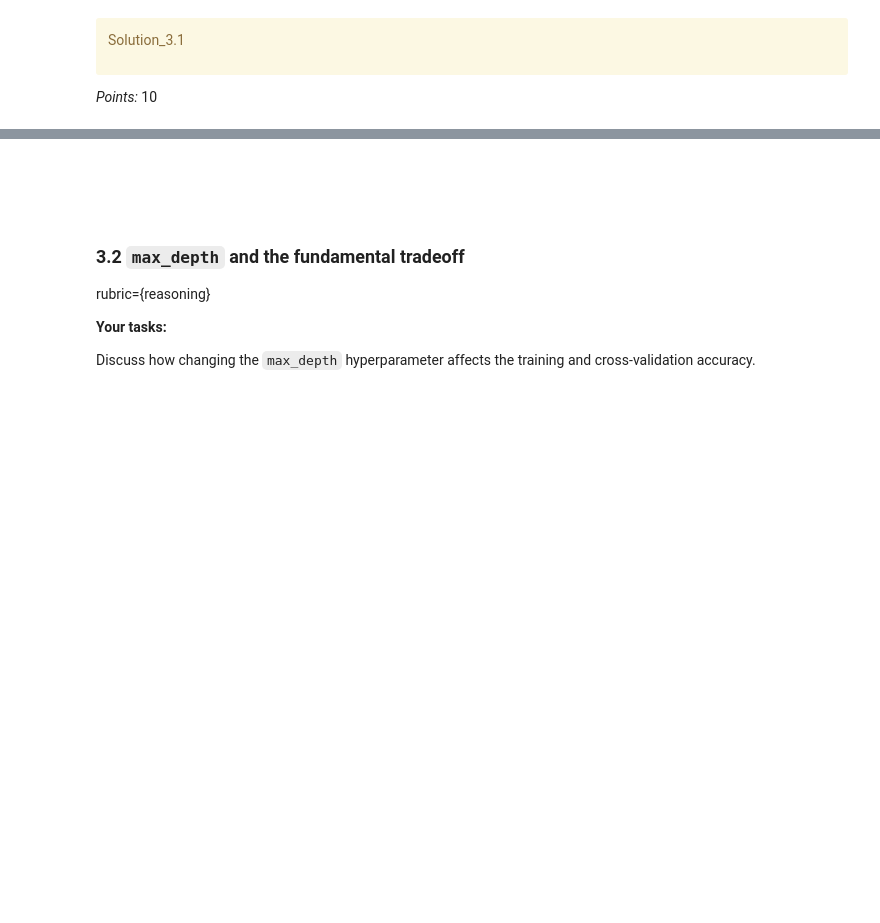
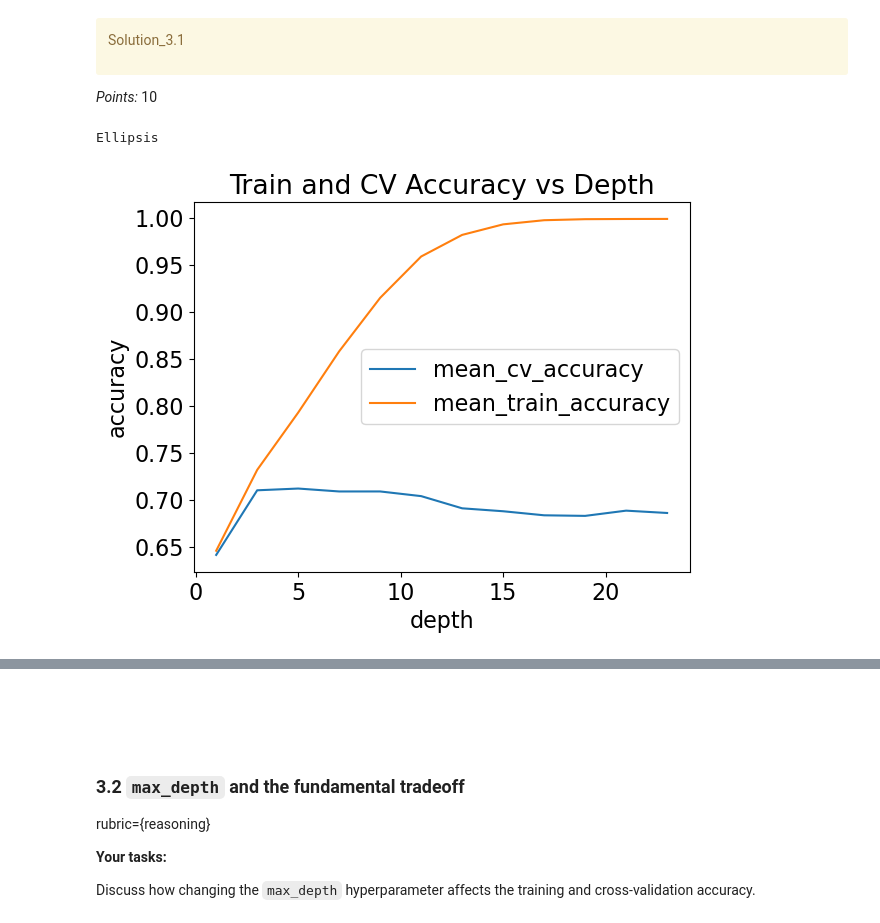
Before and after one commit to TFostero/cpsc330-2023s, a Jupyter notebook: hw/hw2/hw2.ipynb, the cells around one changed output, grey strips where cells are left out. Drawn from its saved outputs; the diff is of its cells as text; code cells hidden in the pictures; blank space fills up the shorter version.

```diff
--- a/hw/hw2/hw2.ipynb
+++ b/hw/hw2/hw2.ipynb
@@ -148,0 +154,4 @@ smallest_range_feature = None
+# %%
+spotify_summary = train_df.describe()
+print(spotify_summary)
+...
@@ -269,0 +324,9 @@ y_test = None
+# %%
+x_cols = spotify_summary.columns.drop("target")
+
+X_train = train_df[x_cols]
+y_train = train_df["target"]
+X_test = test_df[x_cols]
+y_test = test_df["target"]
+
+...
@@ -293,0 +357,5 @@ spotify_tree = None
+# %%
+spotify_tree = DecisionTreeClassifier(random_state=123)
+spotify_tree.fit(X_train, y_train)
+
+...
@@ -431,2 +558,32 @@ max_depth_plot = None
+# %%
+# max_depth_plot: the figure plotted for this exercise
+
+# Adapted from lecture 3
+results_dict = {
+    "depth": [],
+    "mean_train_accuracy": [],
+    "mean_cv_accuracy": [],
+    "std_cv_accuracy": [],
+    "std_train_accuracy": [],
+}
+
+for depth in depths:
+    model = DecisionTreeClassifier(max_depth=depth)
+    scores = cross_validate(model, X_train, y_train, cv=10, return_train_score=True)
+    results_dict["depth"].append(depth)
+    results_dict["mean_cv_accuracy"].append(np.mean(scores["test_score"]))
+    results_dict["mean_train_accuracy"].append(np.mean(scores["train_score"]))
+    results_dict["std_cv_accuracy"].append(scores["test_score"].std())
+    results_dict["std_train_accuracy"].append(scores["train_score"].std())
+
+results_df = pd.DataFrame(results_dict)
+results_df = results_df.set_index("depth")
+
+max_depth_plot = results_df[["mean_cv_accuracy", "mean_train_accuracy"]].plot(title="Train and CV Accuracy vs Depth", ylabel="accuracy")
+
+...
+# %% [output]
+Ellipsis
+[figure, added]
 # %%
 max_depth_plot.legend().get_texts()[0].get_text()
```
Also changed, not shown: parts of 58 cells of this notebook, 2 other files.
